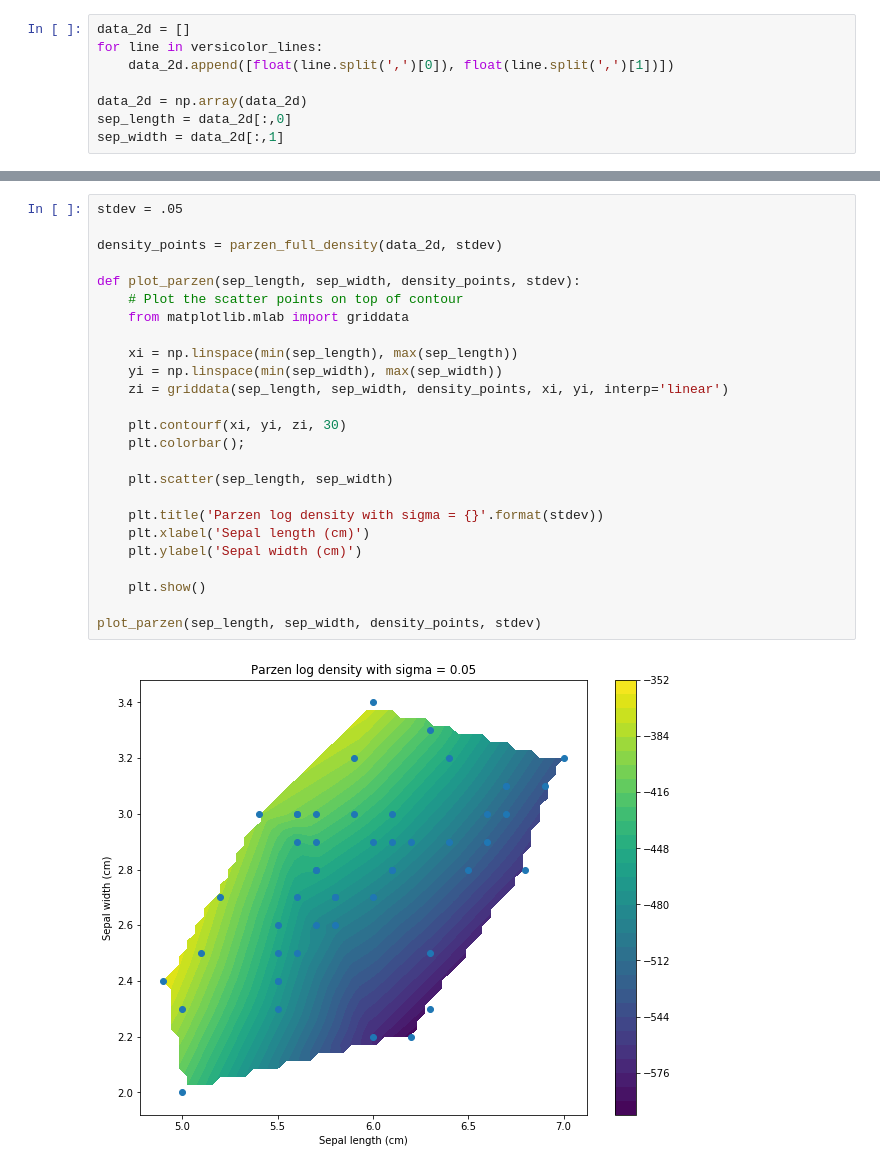
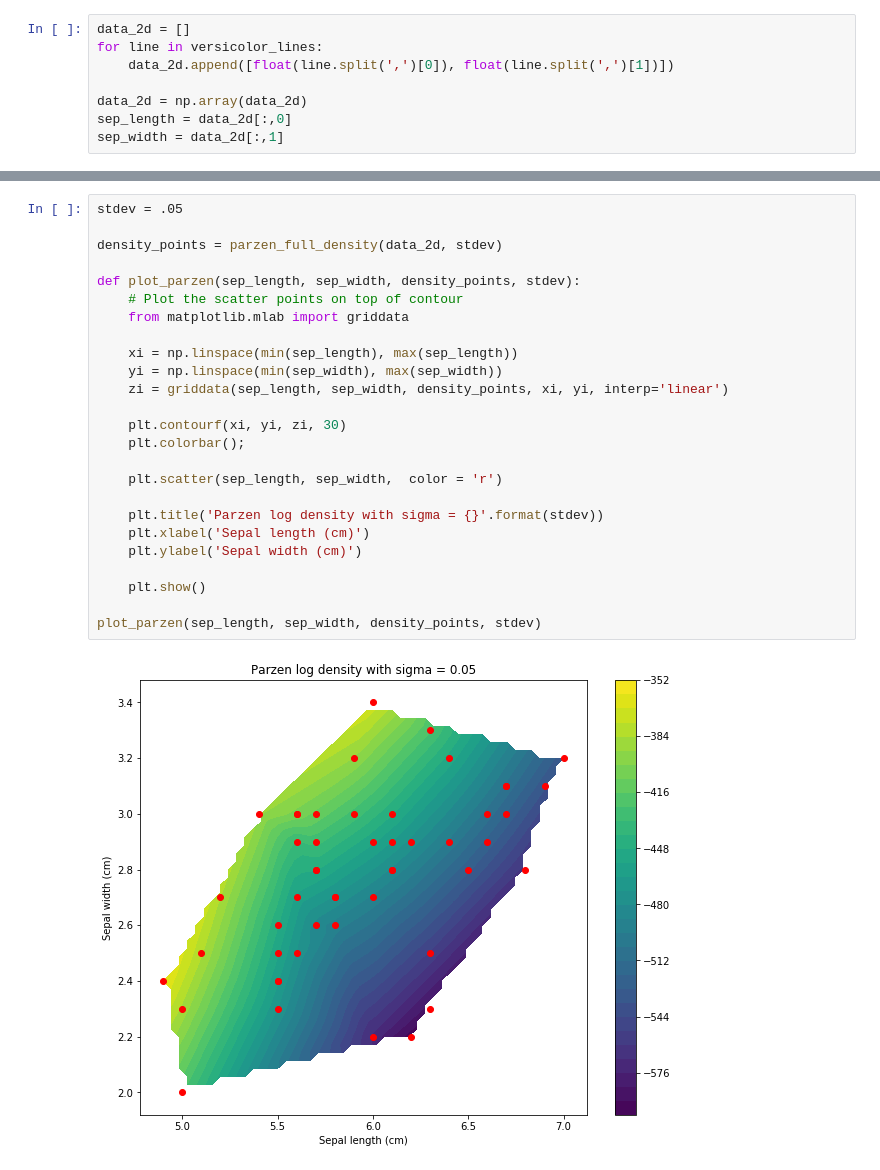
Before and after one commit to violetguos/ift6390, a Jupyter notebook: 4. Practical Part - Density Estimation.ipynb, the cells around one changed output, grey strips where cells are left out. Drawn from its saved outputs; the diff is of its cells as text.

```diff
--- a/4. Practical Part - Density Estimation.ipynb
+++ b/4. Practical Part - Density Estimation.ipynb
@@ -297,28 +293,28 @@ The density estimated by the Parzen estimator, with a $\sigma$ that is too small
 # %%
 stdev = .05
 
 density_points = parzen_full_density(data_2d, stdev)
 
 def plot_parzen(sep_length, sep_width, density_points, stdev):
     # Plot the scatter points on top of contour
     from matplotlib.mlab import griddata
 
     xi = np.linspace(min(sep_length), max(sep_length))
     yi = np.linspace(min(sep_width), max(sep_width))
     zi = griddata(sep_length, sep_width, density_points, xi, yi, interp='linear')
 
     plt.contourf(xi, yi, zi, 30)
     plt.colorbar();
 
-    plt.scatter(sep_length, sep_width)
+    plt.scatter(sep_length, sep_width,  color = 'r')
 
     plt.title('Parzen log density with sigma = {}'.format(stdev))
     plt.xlabel('Sepal length (cm)')
     plt.ylabel('Sepal width (cm)')
 
     plt.show()
 
 plot_parzen(sep_length, sep_width, density_points, stdev)
 # %% [output]
-[figure, old version]
+[figure, new version]
 # %% [markdown]
```
Also changed, not shown: parts of 16 cells of this notebook.
